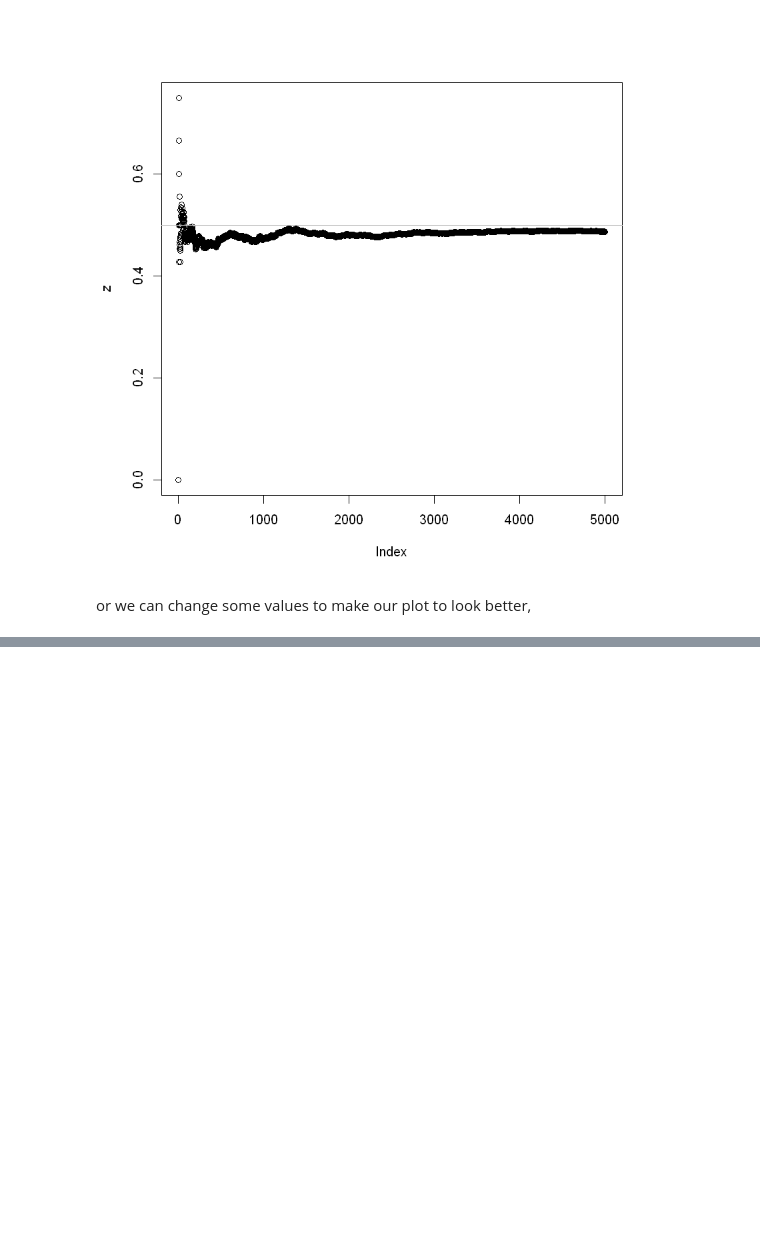
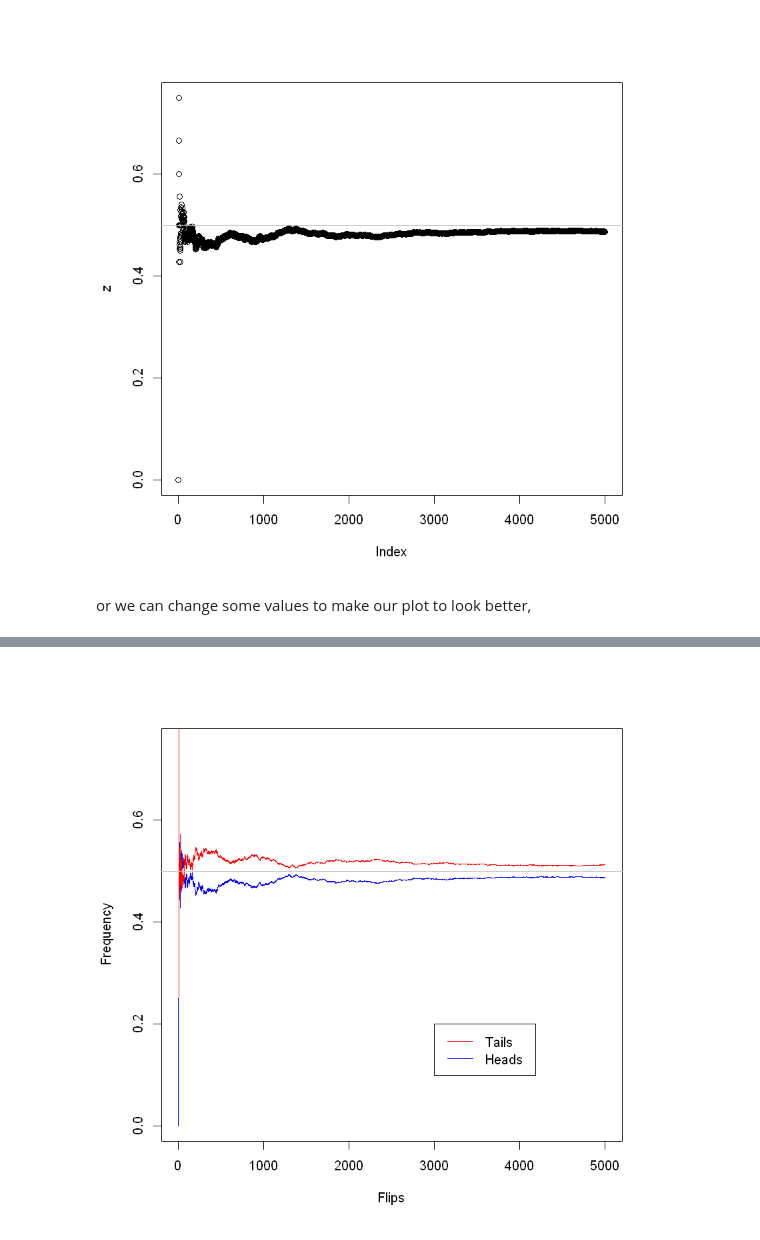
Before and after one commit to jmsevillam/R_basics, a Jupyter notebook: Notebooks/0. Introduction to R.ipynb, the cells around one changed output, grey strips where cells are left out. Drawn from its saved outputs; the diff is of its cells as text; code cells hidden in the pictures; blank space fills up the shorter version.

Commit message:
Color and legends added to plots

```diff
--- a/Notebooks/0. Introduction to R.ipynb
+++ b/Notebooks/0. Introduction to R.ipynb
@@ -147,0 +148,11 @@ abline(h=0.5, col="grey")
+# %%
+z1=cumsum(outc=="Head")/seq(1,n)
+z2=cumsum(outc=="Tail")/seq(1,n)
+# %%
+plot(z1, col="blue", xlab="Flips", ylab="Frequency",type="l")
+lines(z2,col="red")
+abline(h=0.5, col="grey")
+legend(3000, 0.2, legend=c("Tails", "Heads"),
+       col=c("red", "blue"), lty=1:1)
+# %% [output]
+[figure, added]
```
Also changed, not shown: parts of 1 cell of this notebook, 1 other file.
